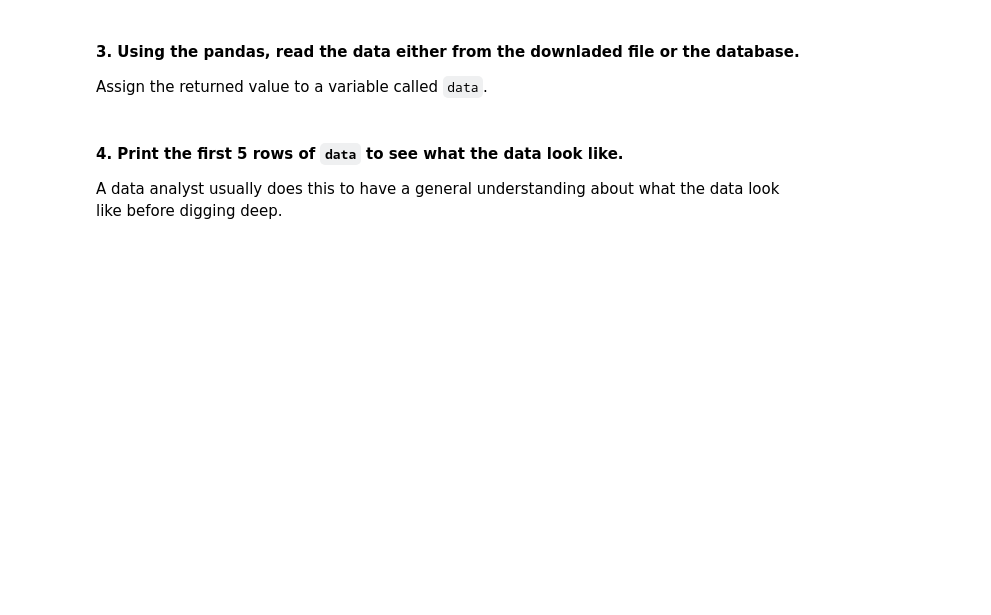
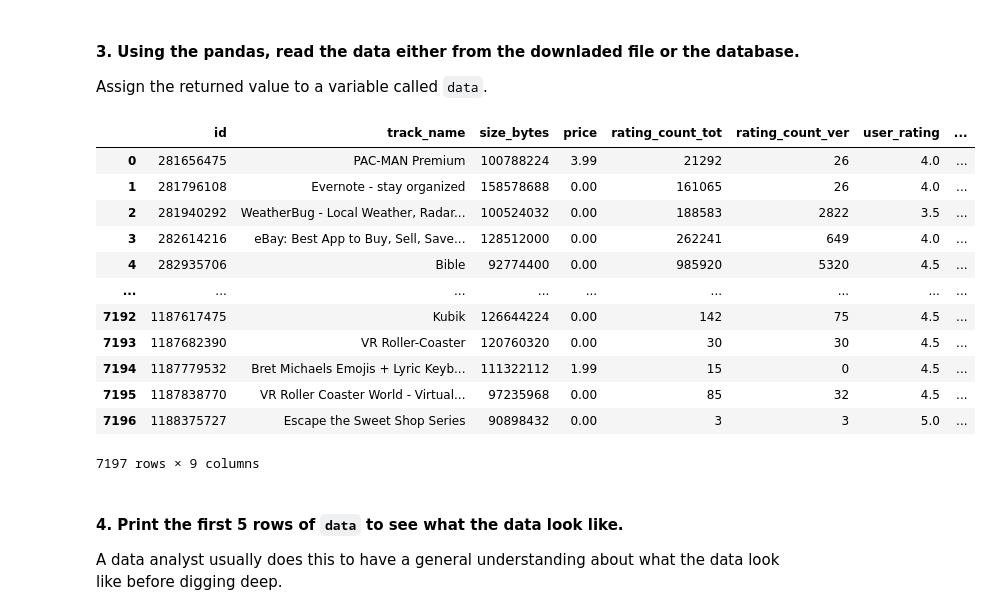
Before and after one commit to ta-data-remote/lab-pandas-deep-dive, a Jupyter notebook: your-code/main.ipynb, the cells around one changed output. Cells and saved outputs as stored; diff of their text form; code cells hidden in the pictures; blank space fills up the shorter version.

```diff
--- a/your-code/main.ipynb
+++ b/your-code/main.ipynb
@@ -11,3 +10,5 @@
+# %%
+data = pd.read_csv(r"C:\Users\kim.buchner\Desktop\Ironhack\Module1\WEEK2\DAY2\lab-pandas-deep-dive\data\apple_store.csv")
 # %% [markdown]
 #### 3. Using the pandas, read the data either from the downladed file or the database.
 
@@ -17,3 +16,19 @@ Assign the returned value to a variable called `data`.
+# %%
+data
+# %% [output]
+|  | id | track_name | size_bytes | price | rating_count_tot | rating_count_ver | user_rating | ... |
+| 0 | 281656475 | PAC-MAN Premium | 100788224 | 3.99 | 21292 | 26 | 4.0 | ... |
+| 1 | 281796108 | Evernote - stay organized | 158578688 | 0.00 | 161065 | 26 | 4.0 | ... |
+| 2 | 281940292 | WeatherBug - Local Weather, Radar... | 100524032 | 0.00 | 188583 | 2822 | 3.5 | ... |
+| 3 | 282614216 | eBay: Best App to Buy, Sell, Save... | 128512000 | 0.00 | 262241 | 649 | 4.0 | ... |
+| 4 | 282935706 | Bible | 92774400 | 0.00 | 985920 | 5320 | 4.5 | ... |
+| ... | ... | ... | ... | ... | ... | ... | ... | ... |
+| 7192 | 1187617475 | Kubik | 126644224 | 0.00 | 142 | 75 | 4.5 | ... |
+| 7193 | 1187682390 | VR Roller-Coaster | 120760320 | 0.00 | 30 | 30 | 4.5 | ... |
+| 7194 | 1187779532 | Bret Michaels Emojis + Lyric Keyb... | 111322112 | 1.99 | 15 | 0 | 4.5 | ... |
+| 7195 | 1187838770 | VR Roller Coaster World - Virtual... | 97235968 | 0.00 | 85 | 32 | 4.5 | ... |
+| 7196 | 1188375727 | Escape the Sweet Shop Series | 90898432 | 0.00 | 3 | 3 | 5.0 | ... |
+7197 rows × 9 columns
 # %% [markdown]
 #### 4. Print the first 5 rows of `data` to see what the data look like.
 
```
Also changed, not shown: parts of 35 cells of this notebook.
